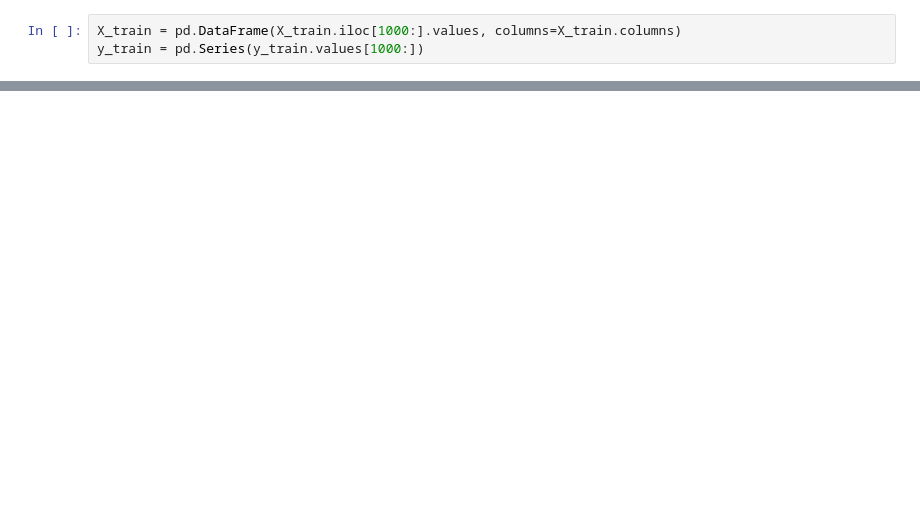
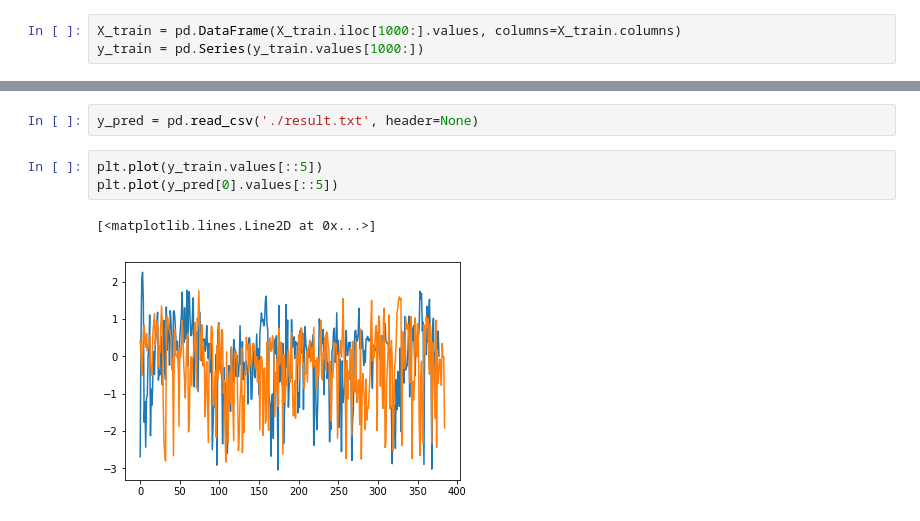
Before and after one commit to linytsysu/zhengqi, a Jupyter notebook: src/trial.ipynb, the cells around one changed output, grey strips where cells are left out. Cells and saved outputs as stored; diff of their text form; blank space fills up the shorter version.

```diff
--- a/src/trial.ipynb
+++ b/src/trial.ipynb
@@ -42,0 +43,8 @@ plt.plot(X_train['V0'].values[2000])
+# %%
+y_pred = pd.read_csv('./result.txt', header=None)
+# %%
+plt.plot(y_train.values[::5])
+plt.plot(y_pred[0].values[::5])
+# %% [output]
+[<matplotlib.lines.Line2D at 0x...>]
+[figure, added]
```
Also changed, not shown: parts of 3 cells of this notebook, 1 other file.
